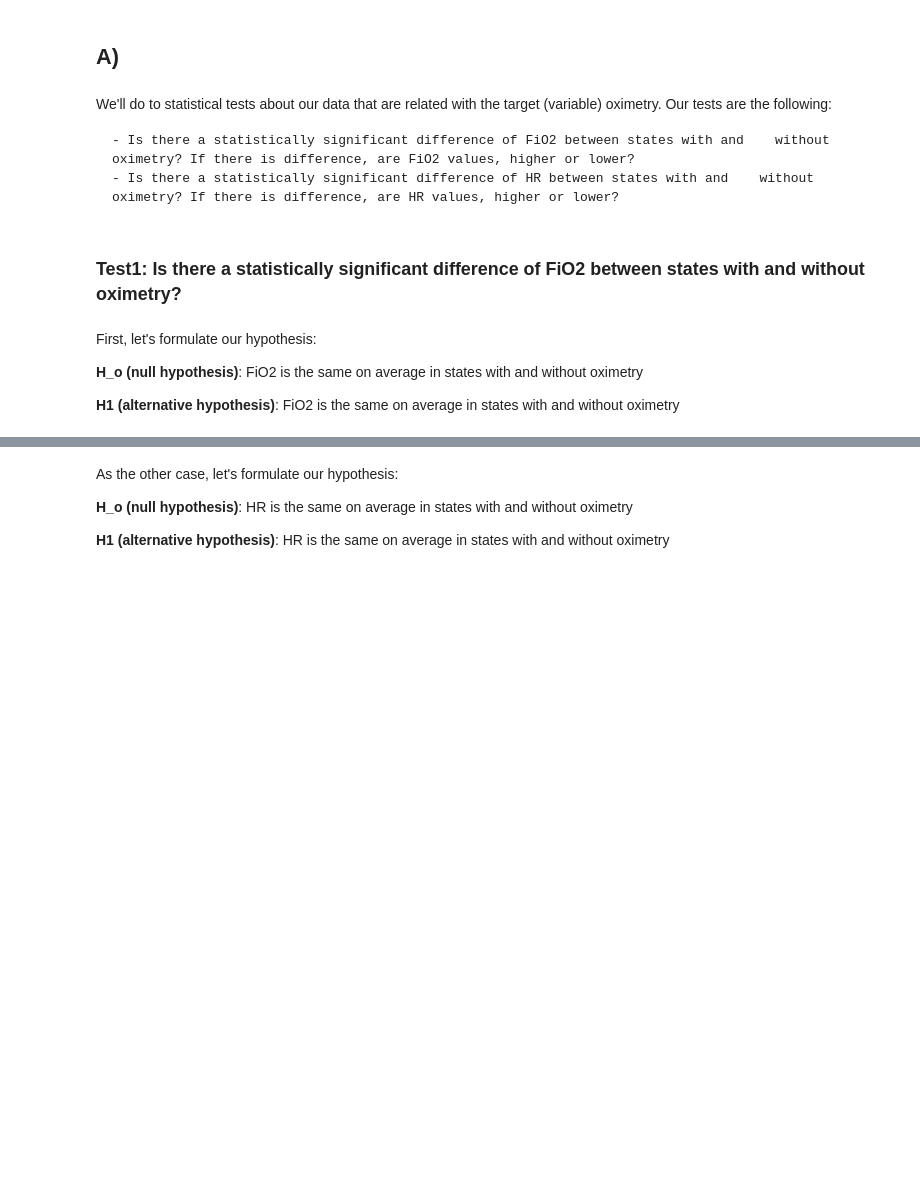
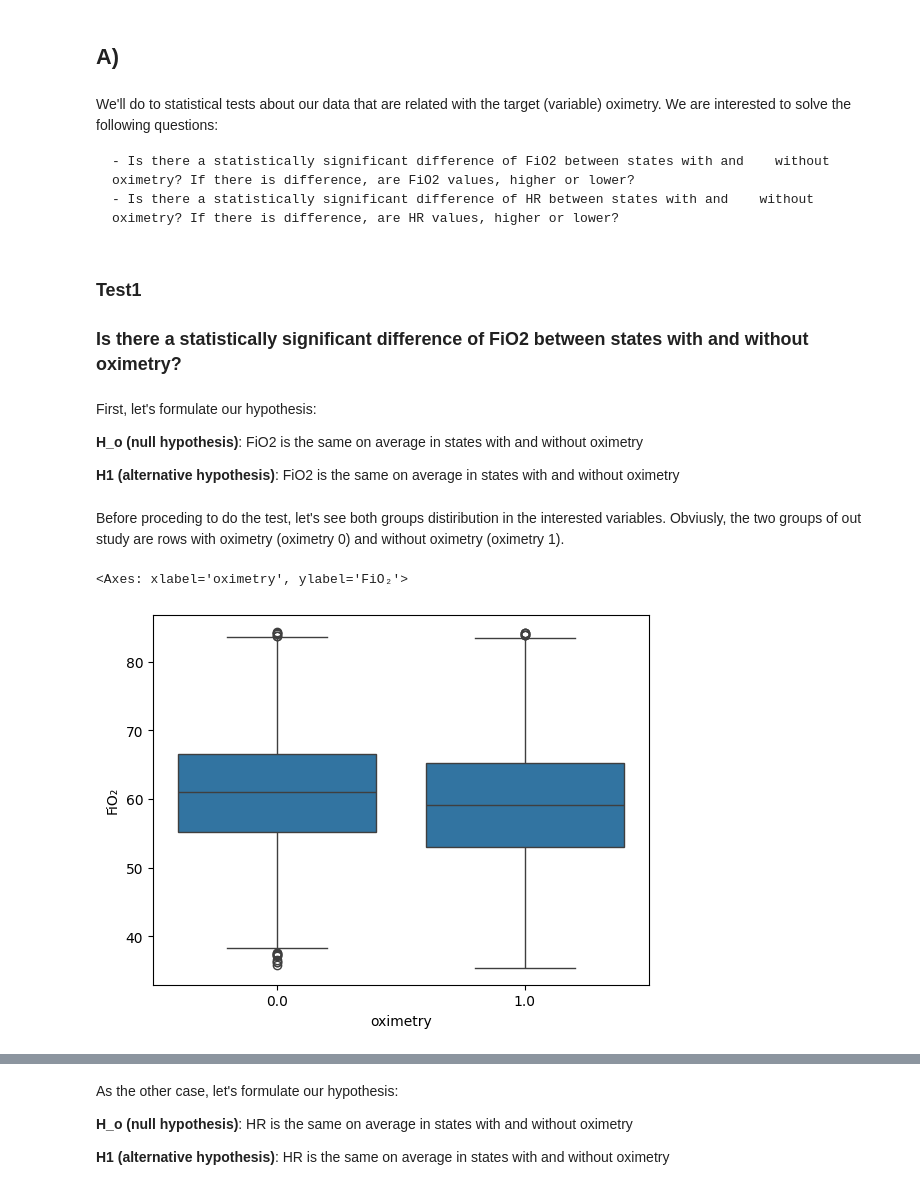
Before and after one commit to Michal2684/IUA-project, a Jupyter notebook: project.ipynb, the cells around one changed output, grey strips where cells are left out. Cells and saved outputs as stored; diff of their text form; code cells hidden in the pictures; blank space fills up the shorter version.

```diff
--- a/project.ipynb
+++ b/project.ipynb
@@ -560,7 +625,7 @@ for column in low_outlier_columns:
 # %% [markdown]
 By looking at variable distribution, we can see how outliers affect them. In most cases, deleting outliers allows variables to avoid those extreme values and resemble better a normal distribution. This is beneficial beause those long cues can affect out tests in the next section, as some tests require data to have normal distribution. Thus, we decide to eliminate outliers in this variables.
 # %%
-def remove_outliers_iqr(df, columns):
+def removing_outliers_low_percentatge(df, columns):
     cleaned_df = df.copy()
     for col in columns:
         if col in cleaned_df.columns:
@@ -578,7 +643,7 @@ def remove_outliers_iqr(df, columns):
 
     return cleaned_df
 # %%
-observation_clean = remove_outliers_iqr(observation, low_outlier_columns)
+observation_clean = removing_outliers_low_percentatge(observation, low_outlier_columns)
 # %% [output]
 SpO₂: removed 80 rows (0.66%)
 PI: removed 101 rows (0.84%)
@@ -692,15 +746,23 @@ Shape after: (10851, 23)
 # %% [markdown]
 ## A)
 # %% [markdown]
-We'll do to statistical tests about our data that are related with the target (variable) oximetry. Our tests are the following:
+We'll do to statistical tests about our data that are related with the target (variable) oximetry. We are interested to solve the following questions:
 
     - Is there a statistically significant difference of FiO2 between states with and    without oximetry? If there is difference, are FiO2 values, higher or lower?
     - Is there a statistically significant difference of HR between states with and    without oximetry? If there is difference, are HR values, higher or lower?
 # %% [markdown]
-### Test1: Is there a statistically significant difference of FiO2 between states with and    without oximetry?
+### Test1
+### Is there a statistically significant difference of FiO2 between states with and    without oximetry?
 # %% [markdown]
 First, let's formulate our hypothesis:
 
 **H_o (null hypothesis)**: FiO2 is the same on average in states with and without oximetry
 
 **H1 (alternative hypothesis)**: FiO2 is the same on average in states with and without oximetry
+# %% [markdown]
+Before proceding to do the test, let's see both groups distiribution in the interested variables. Obviusly, the two groups of out study are rows with oximetry (oximetry 0) and without oximetry (oximetry 1).
+# %%
+sns.boxplot(x='oximetry', y='FiO₂', data=observation_clean[(observation_clean.oximetry == 1) | (observation_clean.oximetry == 0)])
+# %% [output]
+<Axes: xlabel='oximetry', ylabel='FiO₂'>
+[figure, added]
```
Also changed, not shown: parts of 55 cells of this notebook.
